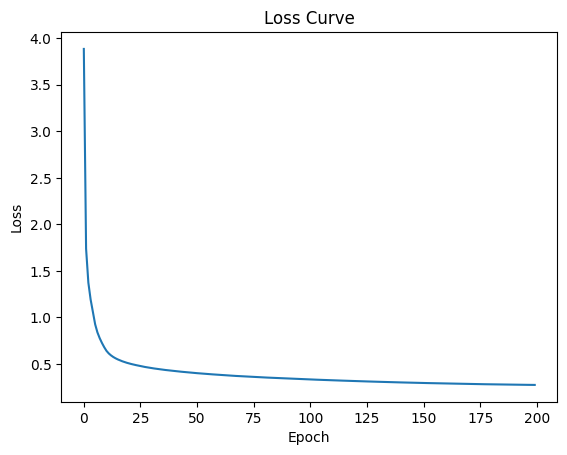
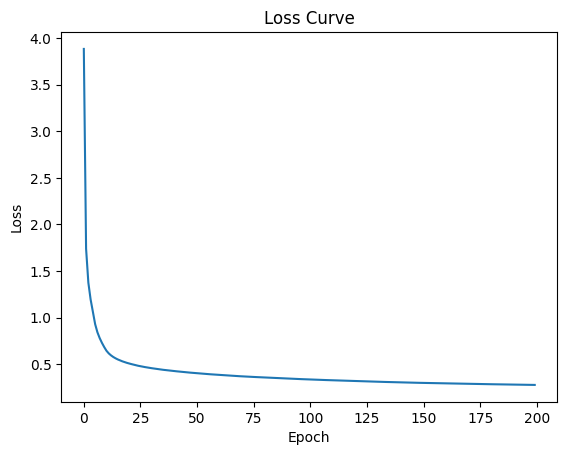
Code edit (unified diff) that turned the first committed figure into the second:
--- before
+++ after
@@ -7,5 +7,5 @@
 
 # Accuracy Curve
-plt.plot(accuracy_vals)
+plt.plot(torch.tensor(accuracy_vals).cpu())
 plt.title("Accuracy Curve")
 plt.xlabel("Epoch")

Commit: Final Commit